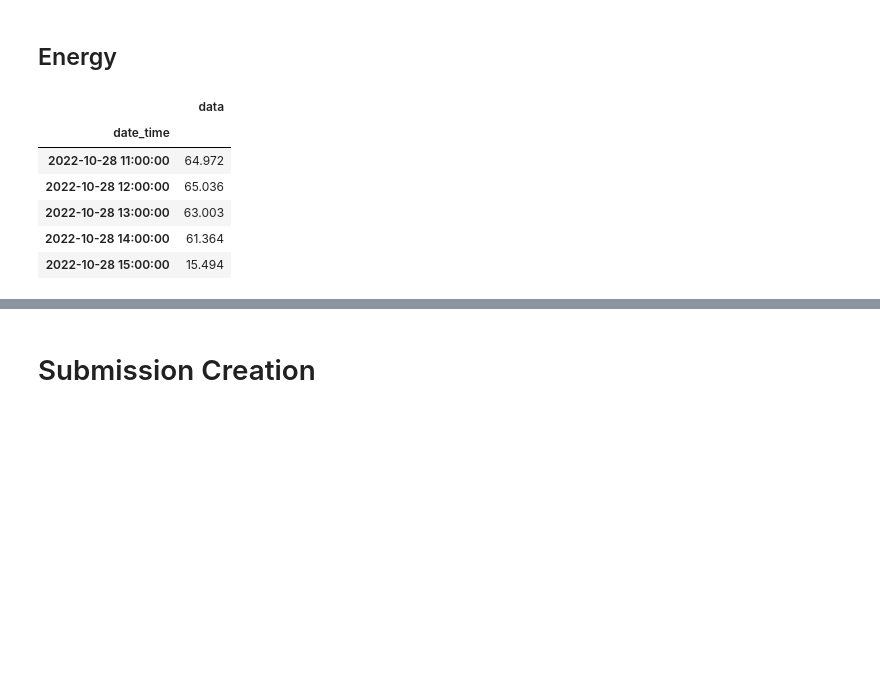
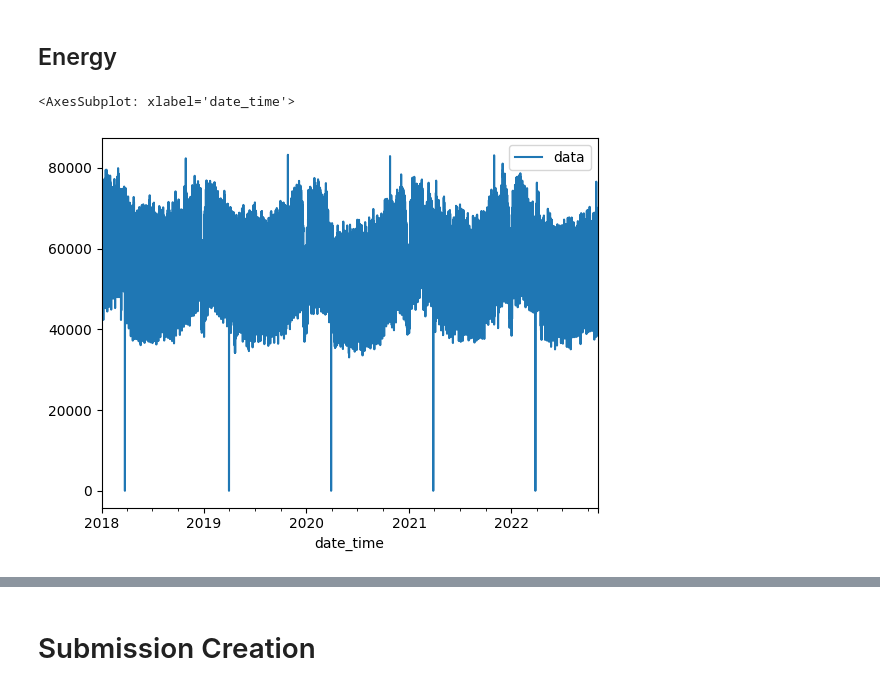
Before and after one commit to FabianWylczoch/Forecasting, a Jupyter notebook: PTSFC.ipynb, the cells around one changed output, grey strips where cells are left out. Saved outputs shown, nothing was run; the diff lists cells and outputs as text; code cells hidden in the pictures; blank space fills up the shorter version.

Commit message:
Added function to get SMARD API data and enabled slicing of energy data on required forecast hours

```diff
--- a/PTSFC.ipynb
+++ b/PTSFC.ipynb
@@ -79,7 +79,8 @@ def get_dax_data():
 
     return data
 # %%
-def get_energy_data():
+# Get energydata from csv
+"""def get_energy_data():
     data = pd.read_csv("energy_data.csv", sep=";")
     data = data[data.columns[:3]]
     data = data.rename(columns={"Gesamt (Netzlast)[MWh]": "data"})
@@ -91,7 +92,27 @@ def get_energy_data():
     data = data.resample("1h", label = "left").sum()
     #data = data.data.values
 
-    return data
+    return data"""
+# %%
+def get_energy_data():
+    stampsurl = "https://www.smard.de/app/chart_data/410/DE/index_quarterhour.json"
+    response = requests.get(stampsurl)
+    timestamps = list(response.json()["timestamps"])
+
+    energydata = pd.DataFrame(columns=["date_time", "data"])
+    for stamp in timestamps[157:]:
+        dataurl = "https://www.smard.de/app/chart_data/410/DE/410_DE_quarterhour_" + str(stamp) + ".json"
+        response = requests.get(dataurl)
+        rawdata = response.json()["series"]
+        for i in range(len(rawdata)):
+            rawdata[i][0] = datetime.fromtimestamp(int(str(rawdata[i][0])[:10])).strftime("%Y-%m-%d %H:%M:%S")
+        energydata = pd.concat([energydata, pd.DataFrame(rawdata, columns=["date_time", "data"])])
+    energydata = energydata.dropna()
+    energydata["date_time"] = pd.to_datetime(energydata.date_time)
+    energydata.set_index("date_time", inplace=True)
+    energydata = energydata.resample("1h", label = "left").sum()
+
+    return energydata
 # %%
 def create_submission_file(submission):
     submission.to_csv(datetime.now().strftime("%Y%m%d") + "_GreyWorm.csv", index = False)
@@ -363,13 +384,12 @@ h5quantiles = np.quantile(h5sample, quantiles)
 daxquantiles = [h1quantiles, h2quantiles, h3quantiles, h4quantiles, h5quantiles]
 # %% [markdown]
 ## Energy
+# %%
+energydata = get_energy_data()
+# %%
+energydata = energydata.loc[energydata.data != 0]
 # %%
-energydata.tail()
+energydata.plot()
 # %% [output]
-|  | data |
-| date_time |  |
-| 2022-10-28 11:00:00 | 64.972 |
-| 2022-10-28 12:00:00 | 65.036 |
-| 2022-10-28 13:00:00 | 63.003 |
-| 2022-10-28 14:00:00 | 61.364 |
-| 2022-10-28 15:00:00 | 15.494 |
+<AxesSubplot: xlabel='date_time'>
+[figure, added]
```
Also changed, not shown: parts of 5 cells of this notebook.
